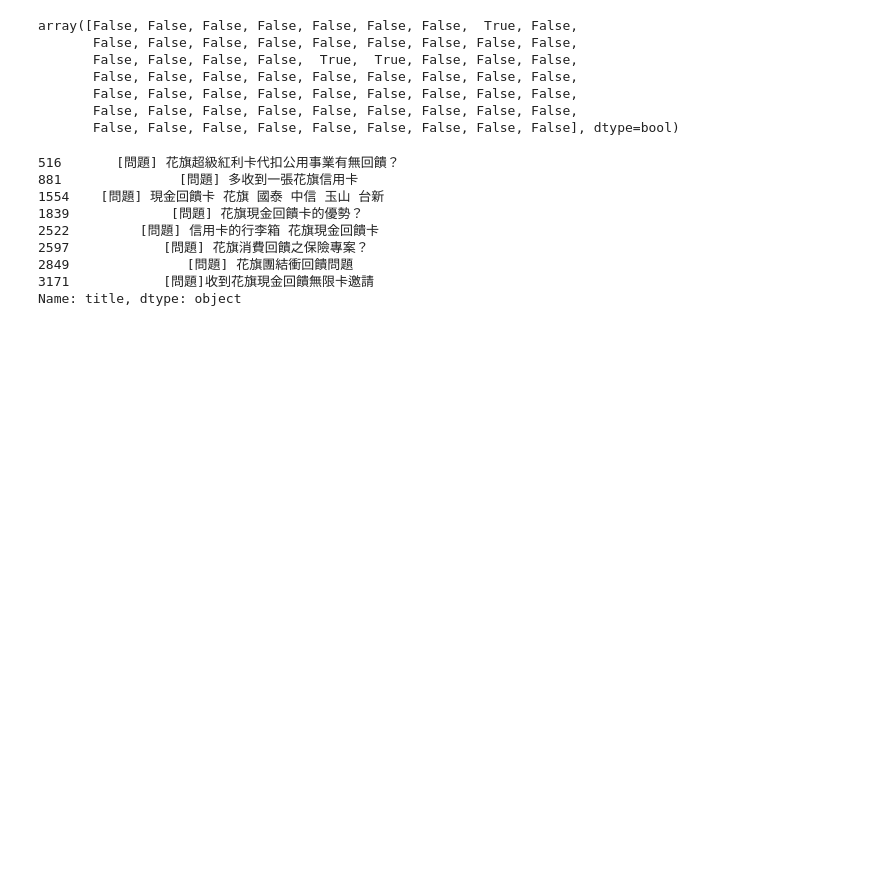
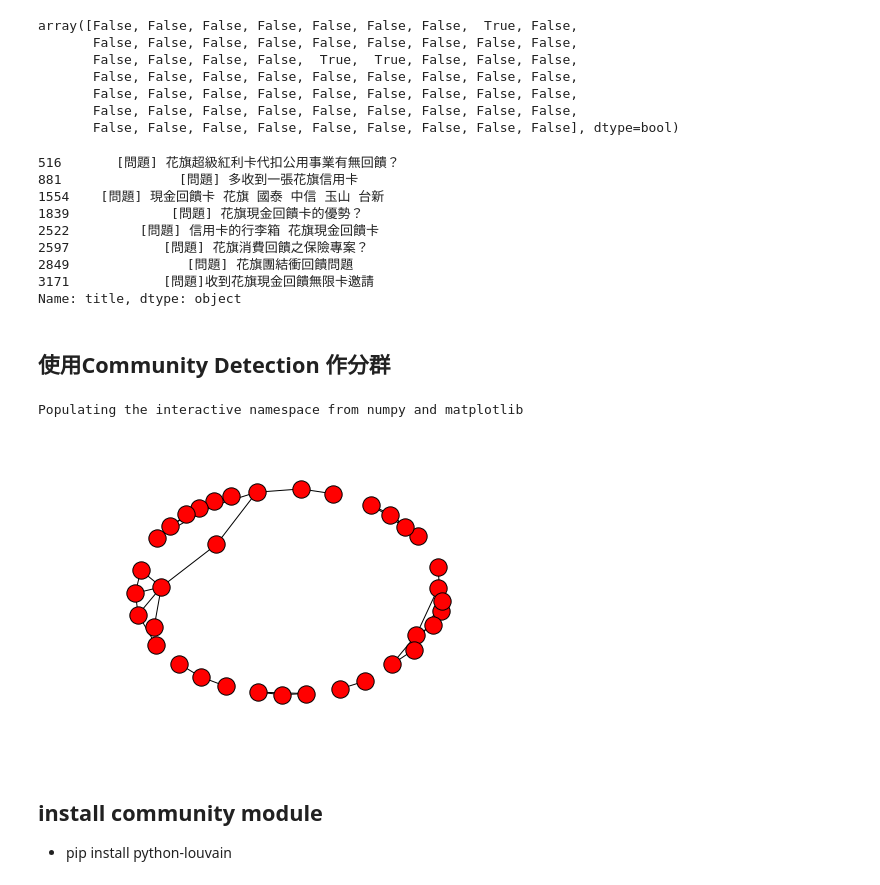
Before and after one commit to ywchiu/pyfintech, a Jupyter notebook: 20160807Demo.ipynb, the cells around one changed output. Cells and saved outputs as stored; diff of their text form; code cells hidden in the pictures; blank space fills up the shorter version.

Commit message:
community detection

```diff
--- a/20160807Demo.ipynb
+++ b/20160807Demo.ipynb
@@ -757,3 +757,29 @@ filter_df['title'][k_data==4]
 2849               [問題] 花旗團結衝回饋問題
 3171            [問題]收到花旗現金回饋無限卡邀請
 Name: title, dtype: object
+# %% [markdown]
+## 使用Community Detection 作分群
+# %%
+import networkx as nx
+from sklearn.metrics.pairwise import cosine_similarity
+
+graph = nx.Graph()
+
+for i in range(0, len(titles)):
+    cosine_similarities = cosine_similarity(tfidf[i],tfidf).flatten()
+    related_docs_indices = cosine_similarities.argsort()[::-1]
+    for doc in related_docs_indices[1:]:
+        if cosine_similarities[doc] >= 0.3:
+            graph.add_edge(titles[doc], titles[i])
+# %%
+%pylab inline
+import matplotlib.pyplot as plt
+import networkx as nx
+nx.draw(graph,pos=nx.fruchterman_reingold_layout(graph))  # networkx draw()
+plt.draw()  # pyplot draw()
+# %% [output]
+Populating the interactive namespace from numpy and matplotlib
+[figure, added]
+# %% [markdown]
+## install community module
+ - pip install python-louvain
```
Also changed, not shown: parts of 4 cells of this notebook.
